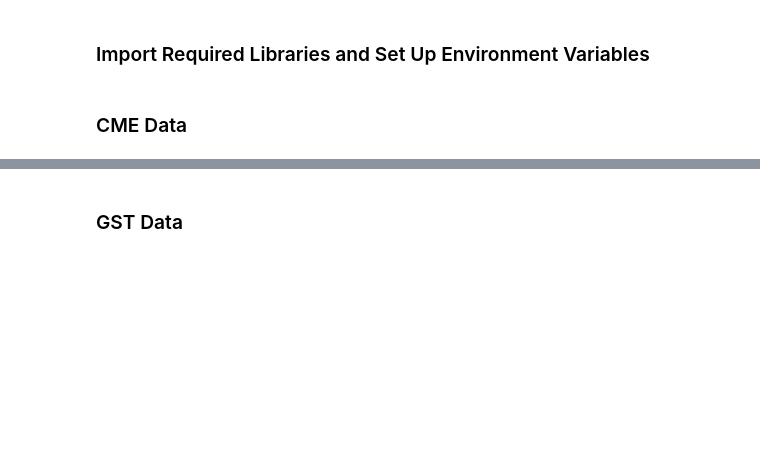
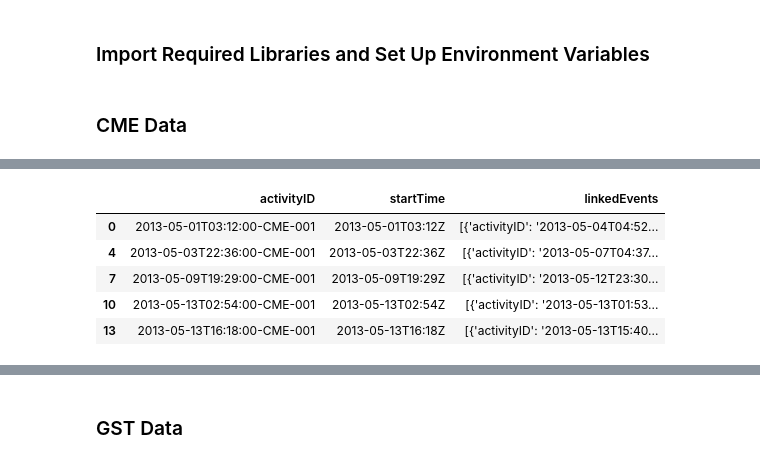
Before and after one commit to gordon-laraven/data-sourcing-challenge, a Jupyter notebook: Starter_Code/retrieve_data.ipynb, the cells around one changed output, grey strips where cells are left out. Cells and saved outputs as stored; diff of their text form; code cells hidden in the pictures; blank space fills up the shorter version.

```diff
--- a/Starter_Code/retrieve_data.ipynb
+++ b/Starter_Code/retrieve_data.ipynb
@@ -48,7 +74,15 @@ cme_df = cme_df[['activityID', 'startTime', 'linkedEvents']]
 # %%
 # Notice that the linkedEvents column allows us to identify the corresponding GST
 # Remove rows with missing 'linkedEvents' since we won't be able to assign these to GSTs
-cme_df = cme_df[cme_df['linkedEvents'].notna()]
+cme_df.dropna(subset='linkedEvents', inplace=True)
+cme_df.head()
+# %% [output]
+|  | activityID | startTime | linkedEvents |
+| 0 | 2013-05-01T03:12:00-CME-001 | 2013-05-01T03:12Z | [{'activityID': '2013-05-04T04:52... |
+| 4 | 2013-05-03T22:36:00-CME-001 | 2013-05-03T22:36Z | [{'activityID': '2013-05-07T04:37... |
+| 7 | 2013-05-09T19:29:00-CME-001 | 2013-05-09T19:29Z | [{'activityID': '2013-05-12T23:30... |
+| 10 | 2013-05-13T02:54:00-CME-001 | 2013-05-13T02:54Z | [{'activityID': '2013-05-13T01:53... |
+| 13 | 2013-05-13T16:18:00-CME-001 | 2013-05-13T16:18Z | [{'activityID': '2013-05-13T15:40... |
 # %%
 # Notice that the linkedEvents sometimes contains multiple events per row
 # Write a nested for loop that iterates first over each row in the cme DataFrame (using the index)
```
Also changed, not shown: parts of 14 cells of this notebook.
